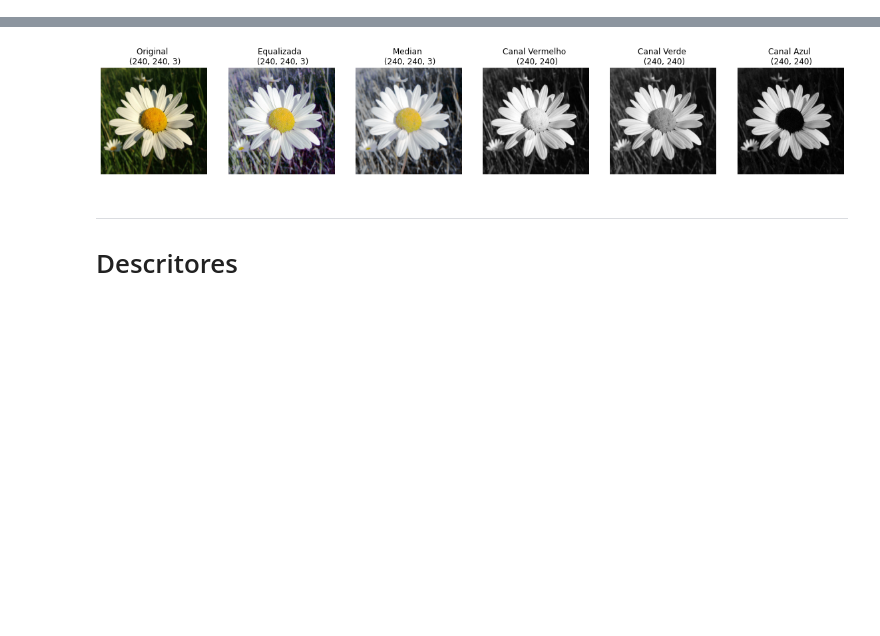
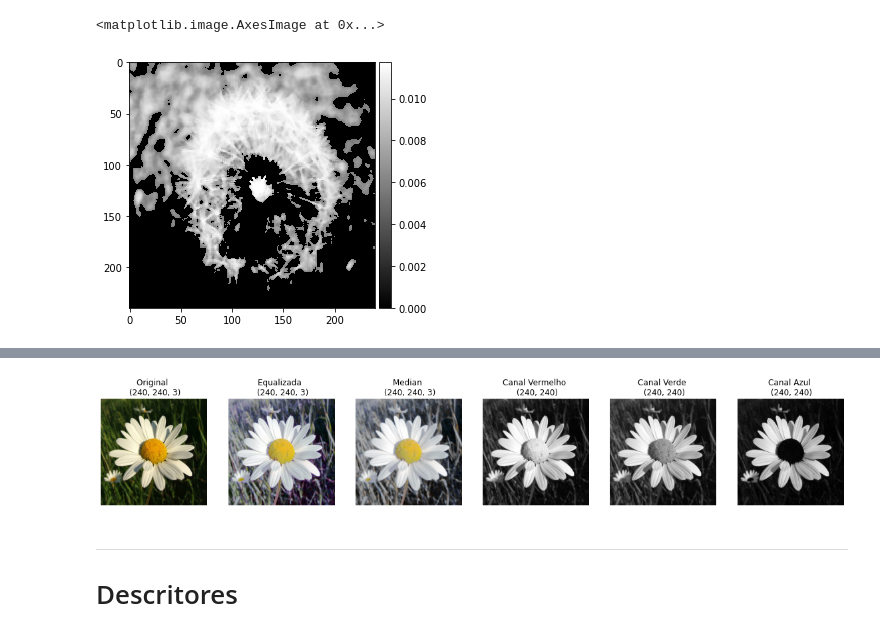
Before and after one commit to viniciusmwen/Computacional, a Jupyter notebook: Atividade07/pre.ipynb, the cells around one changed output, grey strips where cells are left out. Cells and saved outputs as stored; diff of their text form; code cells hidden in the pictures; blank space fills up the shorter version.

```diff
--- a/Atividade07/pre.ipynb
+++ b/Atividade07/pre.ipynb
@@ -42,14 +67,5 @@ def poeInt(imagem):
 # %%
-def lerTodos(originais):
-    imgs = []
-    for i in tqdm(originais, desc='Imagens:  '):
-        img = Imagem(i)
-        img.ler()
-        img.filtros['eq'] = img.equalize()
-        img.filtros['median'] = median(img.filtros['eq'] )
-        #img.filtros['otsu'] = fc.aplicaOtsu(img.filtros['median'])
-        imgs.append(img)
-
+def subtrai(imgs):
     for i in tqdm(imgs, desc='Otsu:  '):
         i.filtros['otsu'] = {
             'r': poeInt(fc.aplicaOtsu(i.filtros['median'][:,:,0])),
@@ -59,7 +75,30 @@ def lerTodos(originais):
 
         i.filtros['inteiro'] = i.inteiro()
 
-        i.filtros['otsu']['rgb'] = {
+        i.filtros['normalize'] = i.normalize()
+
+        """ img0 = i.filtros['median'].copy()
+        img0 = img0/255
+        img0 = img0[:,:,0] + img0[:,:,1] + img0[:,:,2]
+
+
+        img1 = i.filtros['otsu']['b'].copy()
+        img1 = img1/255
+
+        img0[~img1.astype(bool)] = 0 """
+
+        i.filtros['sub'] = {
+            'r': subtraiCamada(i, 'r'),
+            'g': subtraiCamada(i, 'g'),
+            'b': subtraiCamada(i, 'b')
+        }
+
+        """
+            Fazer a subtração dos canais de cor com o otsu.
+
+        """
+
+        """ i.filtros['otsu']['rgb'] = {
             'red': cv2.merge(
                 (
                     i.filtros['otsu']['r'],
@@ -81,10 +120,15 @@ def lerTodos(originais):
                     i.filtros['otsu']['b']
                 )
             )
-        }
-
-
+        } """
 
     return imgs
 # %%
 imagens = lerTodos(originais)
+# %%
+imagens = subtrai(imagens)
+# %%
+imshow(imagens[100].filtros['sub']['g'], cmap='gray')
+# %% [output]
+<matplotlib.image.AxesImage at 0x...>
+[figure, added]
```
Also changed, not shown: parts of 25 cells of this notebook, 2 other files.
